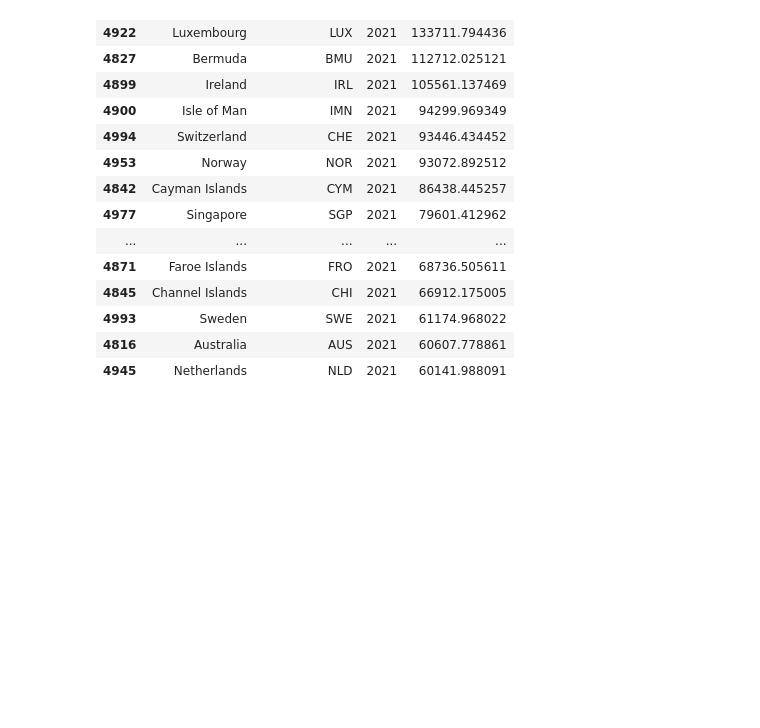
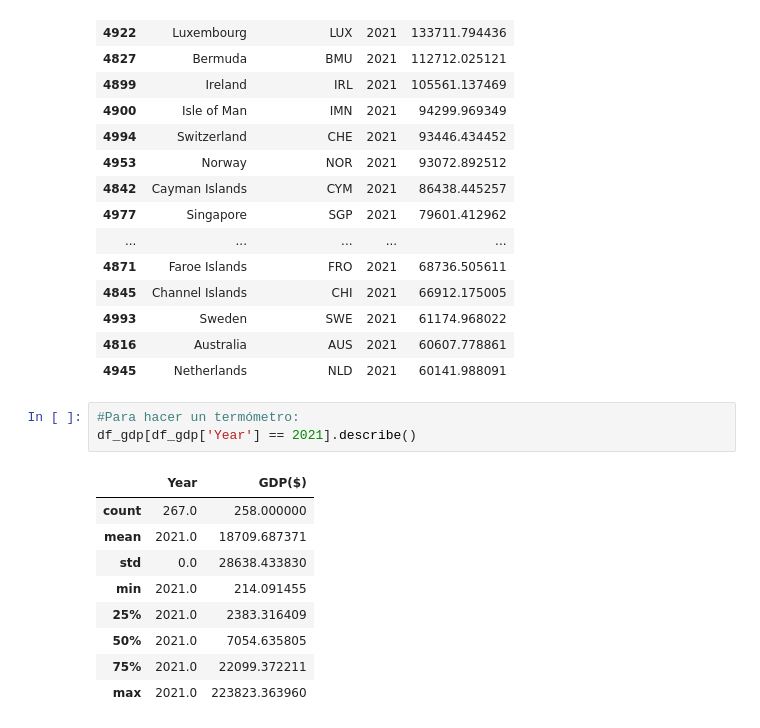
Before and after one commit to sansisimon/renewable-energy-project, a Jupyter notebook: 01-EDA.ipynb, the cells around one changed output. Drawn from its saved outputs; the diff is of its cells as text; blank space fills up the shorter version.

```diff
--- a/01-EDA.ipynb
+++ b/01-EDA.ipynb
@@ -1542,3 +1601,16 @@ df_gdp[df_gdp['Year'] == 2021].sort_values('GDP($)', ascending = False).head(20)
 | 4993 | Sweden | SWE | 2021 | 61174.968022 |
 | 4816 | Australia | AUS | 2021 | 60607.778861 |
 | 4945 | Netherlands | NLD | 2021 | 60141.988091 |
+# %%
+#Para hacer un termómetro:
+df_gdp[df_gdp['Year'] == 2021].describe()
+# %% [output]
+|  | Year | GDP($) |
+| count | 267.0 | 258.000000 |
+| mean | 2021.0 | 18709.687371 |
+| std | 0.0 | 28638.433830 |
+| min | 2021.0 | 214.091455 |
+| 25% | 2021.0 | 2383.316409 |
+| 50% | 2021.0 | 7054.635805 |
+| 75% | 2021.0 | 22099.372211 |
+| max | 2021.0 | 223823.363960 |
```
Also changed, not shown: parts of 8 cells of this notebook, 1 other file.
